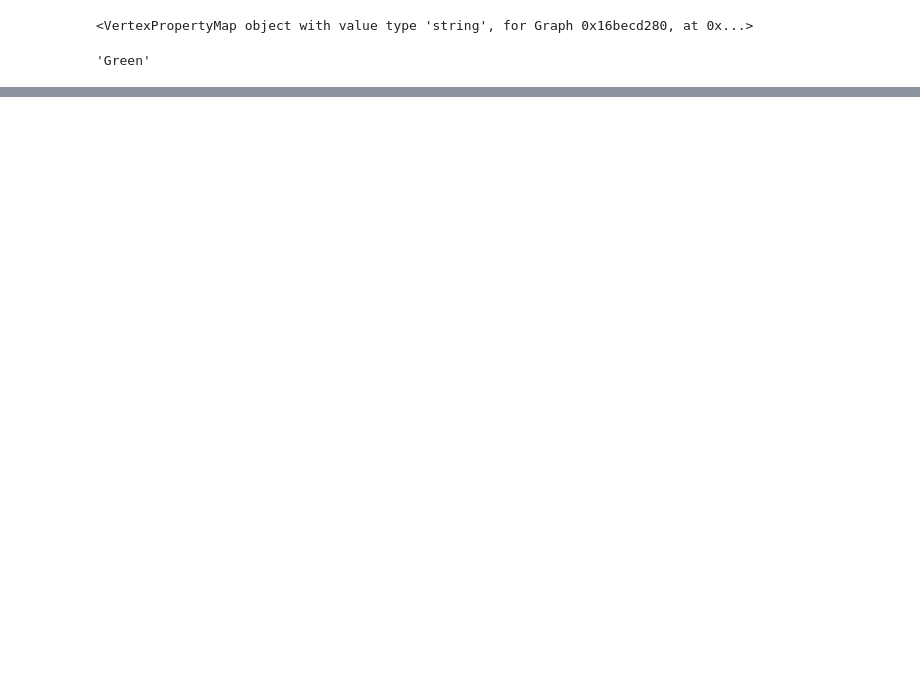
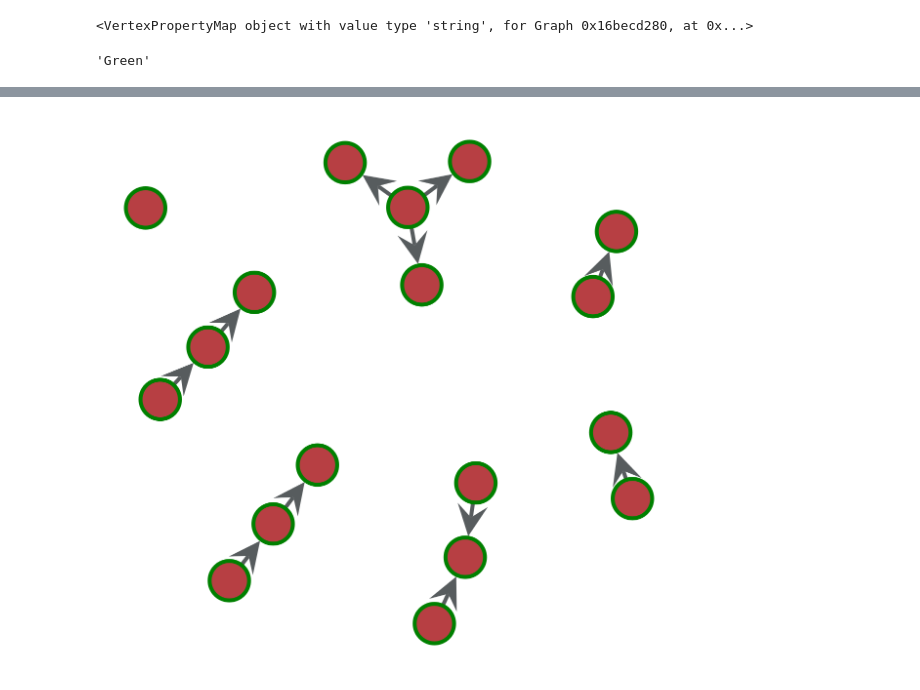
Before and after one commit to saezlab/lipinet, a Jupyter notebook: notebooks/multilayers.ipynb, the cells around one changed output, grey strips where cells are left out. Saved outputs shown, nothing was run; the diff lists cells and outputs as text; code cells hidden in the pictures; blank space fills up the shorter version.

```diff
--- a/notebooks/multilayers.ipynb
+++ b/notebooks/multilayers.ipynb
@@ -342,0 +558,13 @@ network.graph.vertex_properties
+# %%
+# Iterate over all edges and print their properties for verification
+for edge in network.graph.edges():
+    source = network.graph.vertex_index[edge.source()]
+    target = network.graph.vertex_index[edge.target()]
+    source_id = list(network.graph.vp['node_id'])[source]
+    target_id = list(network.graph.vp['node_id'])[target]
+    source_layer = list(network.graph.vp['layer'])[source]
+    target_layer = list(network.graph.vp['layer'])[target]
+    print(f"Edge from node {source} {source_id, source_layer} to node {target} {target_id, target_layer}:")
+    print(f"  Type: {network.graph.edge_properties['edge_type'][edge]}")
+    print(f"  Weight: {network.graph.edge_properties['edge_weight'][edge]}")
+    print(f"  Confidence Score: {network.graph.edge_properties['confidence_score'][edge]}")
@@ -356,3 +973,3 @@ word(network.graph.vp['layer'])
 # %%
-graph_draw(network.graph, vertex_color=network.graph.vp['layer'])
+graph_draw(network.graph, vertex_color=word(network.graph.vp['layer']))
 # %% [output]
@@ -359,0 +977 @@ ValueError: Invalid RGBA argument: 'Layer1'
+[figure, added]
```
Also changed, not shown: parts of 33 cells of this notebook, 1 other file.
